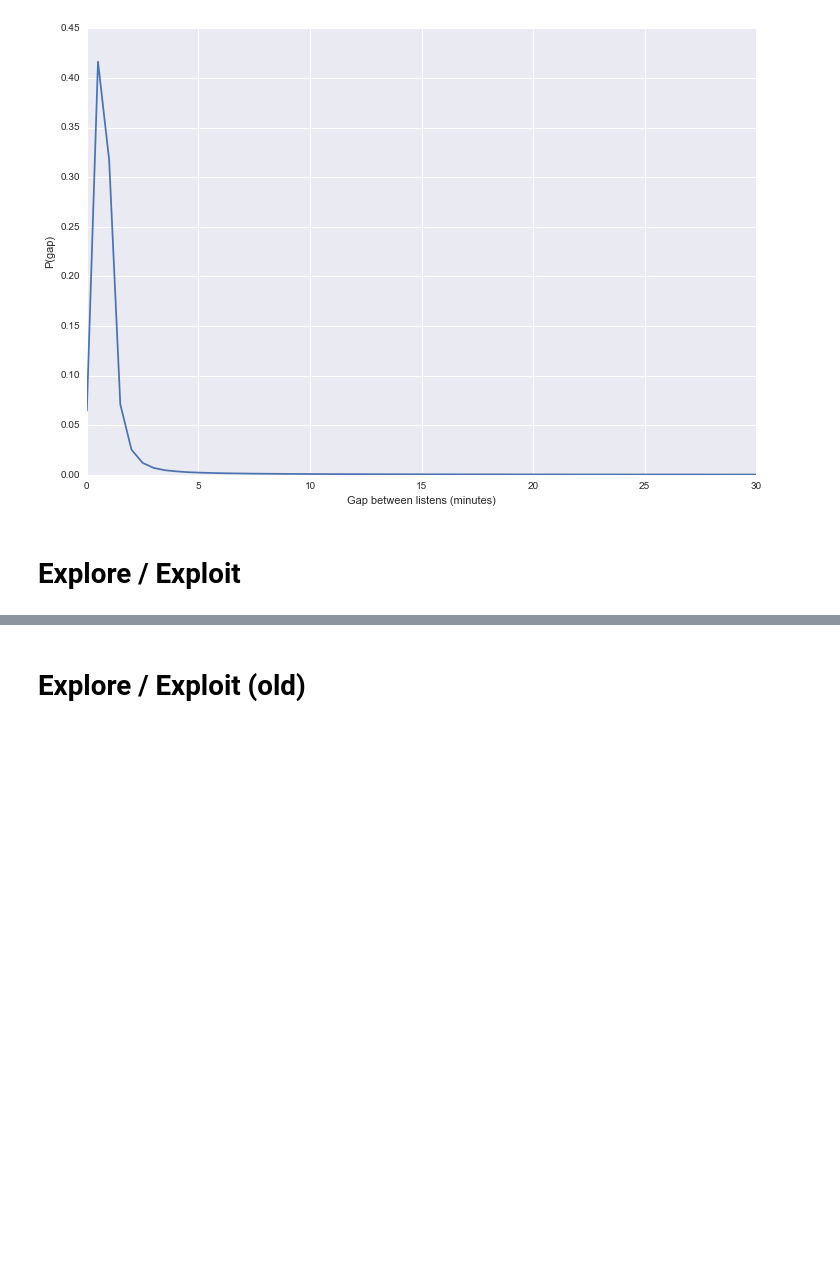
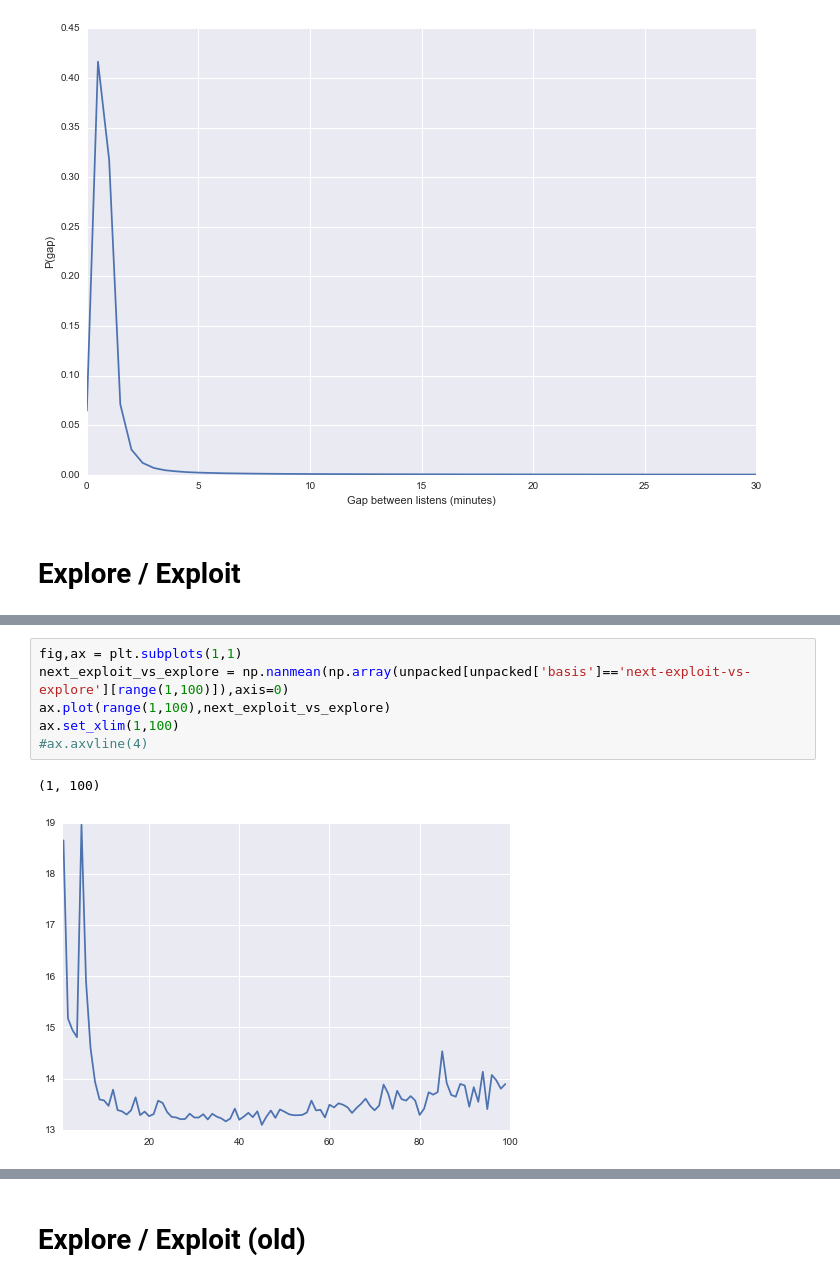
Before and after one commit to jlorince/MusicForaging, a Jupyter notebook: notebooks/result_viz.ipynb, the cells around one changed output, grey strips where cells are left out. Cells and saved outputs as stored; diff of their text form; blank space fills up the shorter version.

```diff
--- a/notebooks/result_viz.ipynb
+++ b/notebooks/result_viz.ipynb
@@ -404,0 +469,9 @@ SyntaxError: invalid syntax (<string>, line 1)
+# %%
+fig,ax = plt.subplots(1,1)
+next_exploit_vs_explore = np.nanmean(np.array(unpacked[unpacked['basis']=='next-exploit-vs-explore'][range(1,100)]),axis=0)
+ax.plot(range(1,100),next_exploit_vs_explore)
+ax.set_xlim(1,100)
+#ax.axvline(4)
+# %% [output]
+(1, 100)
+[figure, added]
```
Also changed, not shown: parts of 15 cells of this notebook, 1 other file.
